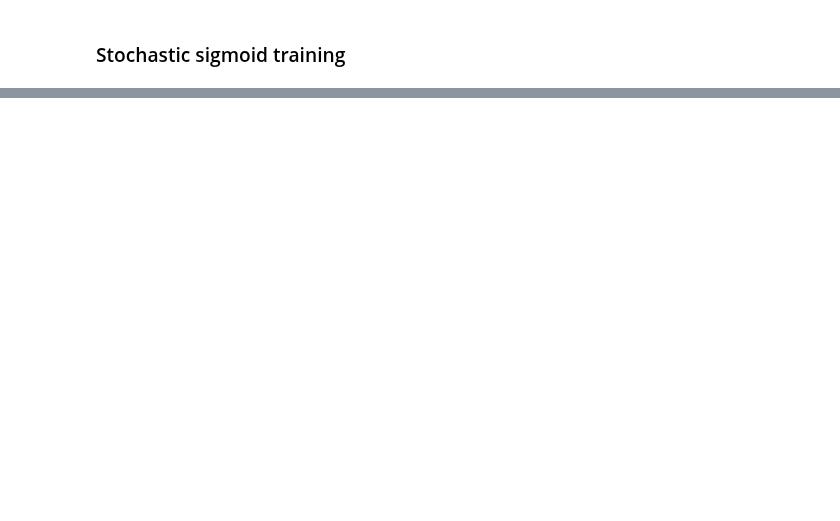
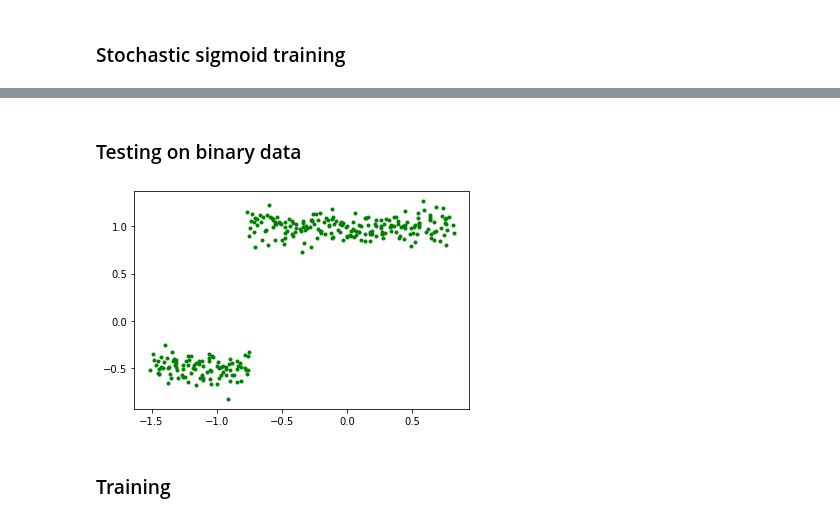
Before and after one commit to tsumansapkota/Experimentals, a Jupyter notebook: NN_Func_Approx/Soft_Decision_Tree/03_Soft_Hard_DT_1D_regression-A.ipynb, the cells around one changed output, grey strips where cells are left out. Drawn from its saved outputs; the diff is of its cells as text; code cells hidden in the pictures; blank space fills up the shorter version.

```diff
--- a/NN_Func_Approx/Soft_Decision_Tree/03_Soft_Hard_DT_1D_regression-A.ipynb
+++ b/NN_Func_Approx/Soft_Decision_Tree/03_Soft_Hard_DT_1D_regression-A.ipynb
@@ -503,2 +541,32 @@ for epoch in range(100000):
 # %%
 lout
+# %% [markdown]
+### Testing on binary data
+# %%
+np.random.seed(13)
+x = np.linspace(-1.5,0.8,300)
+msk = x<-0.75
+y = np.zeros_like(x)
+y[msk] = -0.5
+y[~msk] = 1
+
+noise = np.random.normal(0,0.02, x.shape)
+x = x + noise
+
+indx = np.argsort(x)
+x = x[indx]
+y = y[indx]
+
+noise = np.random.normal(0,0.1, x.shape)
+y = y + noise
+
+xx = x.reshape(-1,1)
+yy = y.reshape(-1,1)
+
+%matplotlib inline
+plt.scatter(x, y, marker='.', color='g')
+plt.show()
+# %% [output]
+[figure, added]
+# %% [markdown]
+### Training
```
Also changed, not shown: parts of 17 cells of this notebook, 2 other files.
